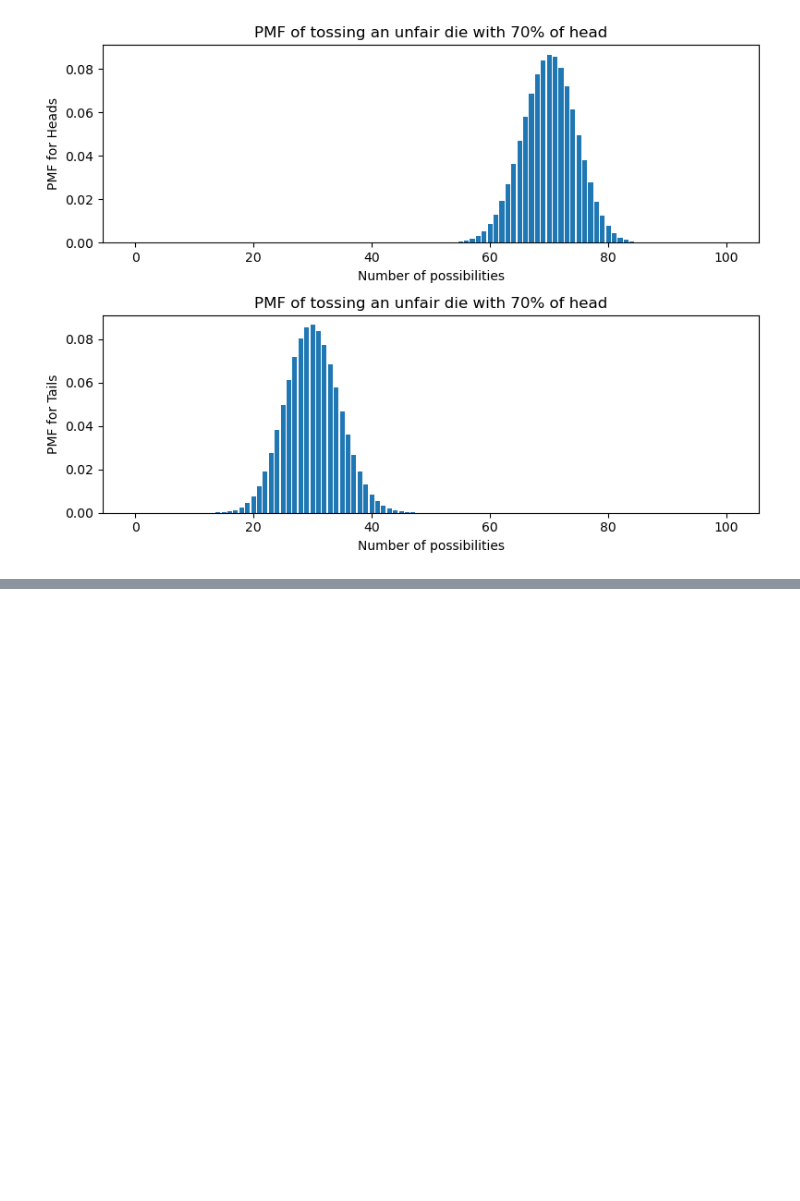
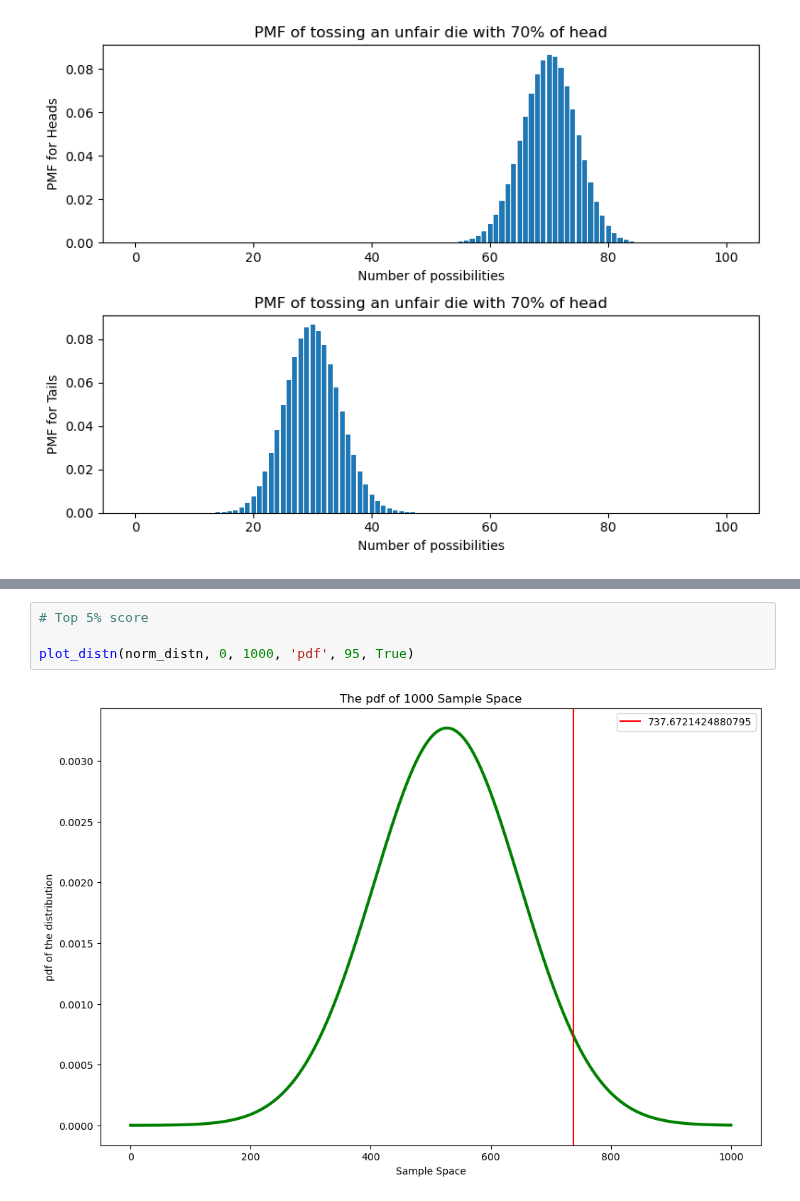
Before and after one commit to andazi/goal-data-science, a Jupyter notebook: Data science tools,statistics and probability/Introduction To Statistics In Data Science.ipynb, the cells around one changed output, grey strips where cells are left out. Drawn from its saved outputs; the diff is of its cells as text; blank space fills up the shorter version.

```diff
--- a/Data science tools,statistics and probability/Introduction To Statistics In Data Science.ipynb
+++ b/Data science tools,statistics and probability/Introduction To Statistics In Data Science.ipynb
@@ -808,0 +949,6 @@ Example include:
+# %%
+# Top 5% score
+
+plot_distn(norm_distn, 0, 1000, 'pdf', 95, True)
+# %% [output]
+[figure, added]
```
Also changed, not shown: parts of 14 cells of this notebook.
